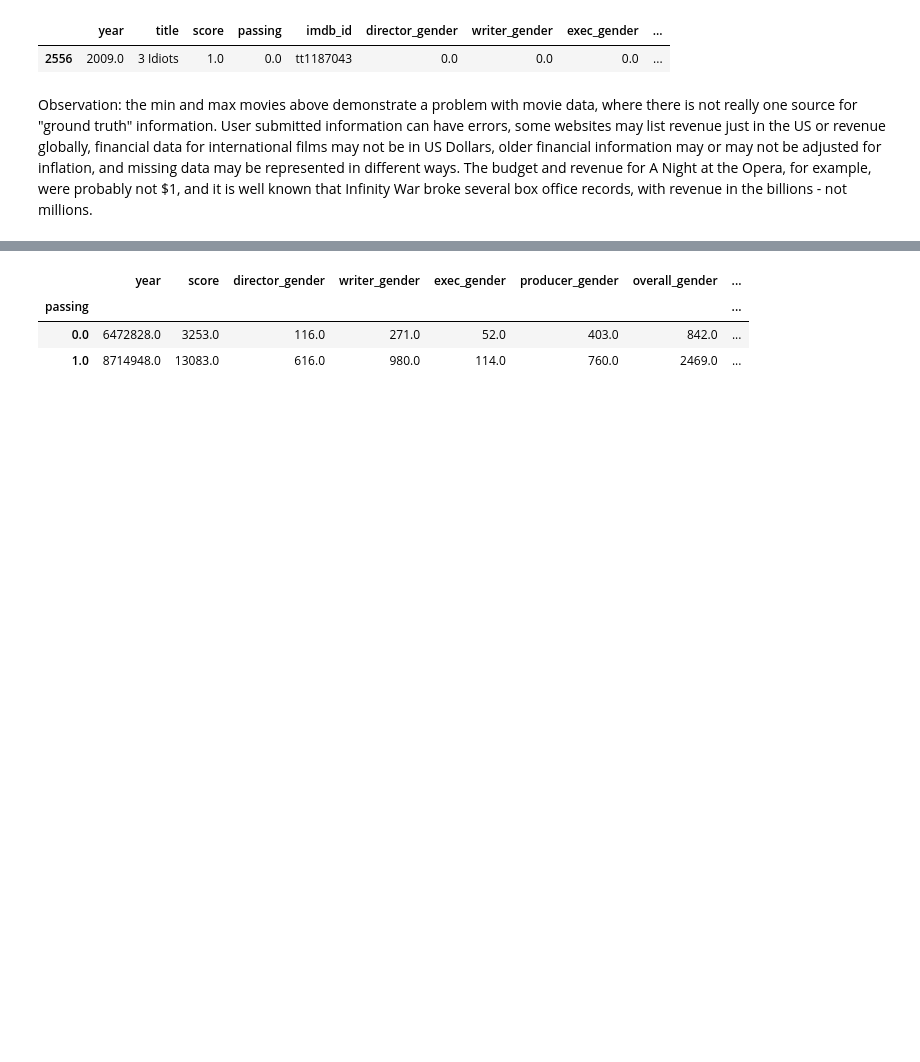
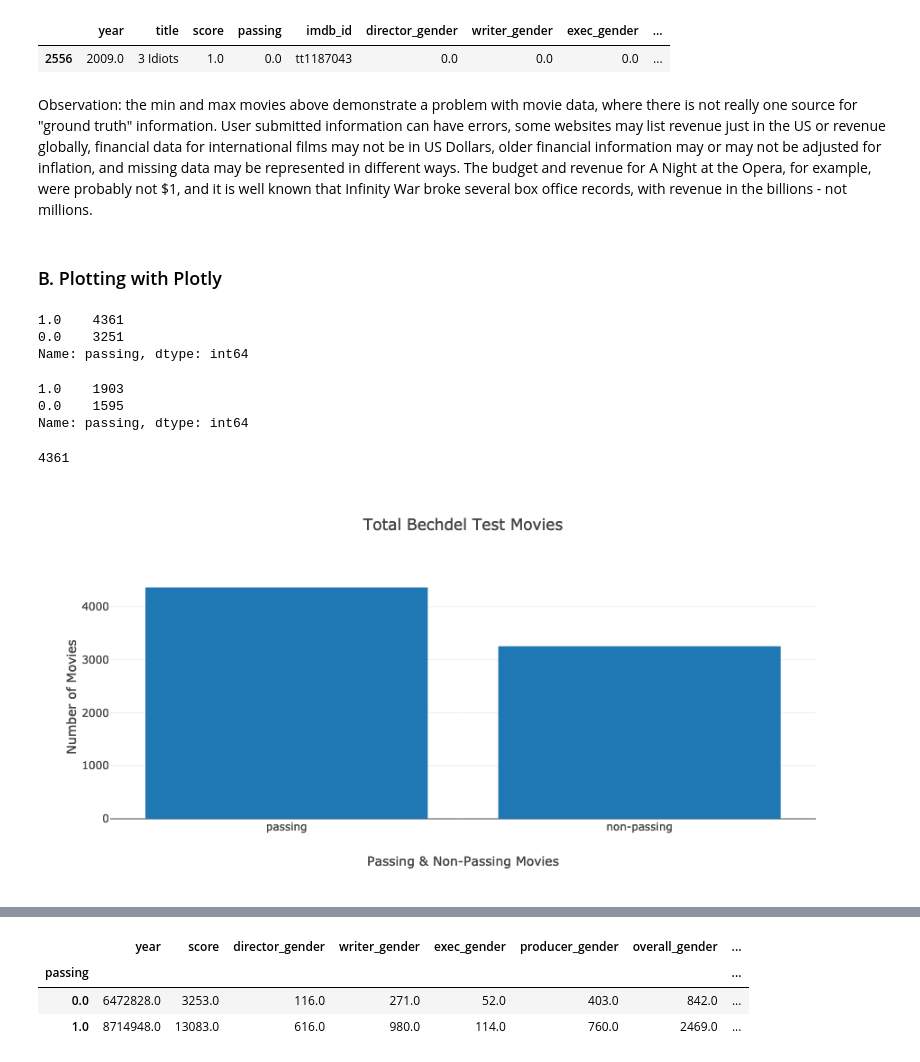
Before and after one commit to MagicMilly/women-in-film-analysis-dashboard, a Jupyter notebook: plotly_visualizations.ipynb, the cells around one changed output, grey strips where cells are left out. Cells and saved outputs as stored; diff of their text form; code cells hidden in the pictures; blank space fills up the shorter version.

Commit message:
omg I finally made a plot in plotly of a STRAIGHT LINE

```diff
--- a/plotly_visualizations.ipynb
+++ b/plotly_visualizations.ipynb
@@ -101,3 +111,34 @@ budget_and_revenue_df.loc[budget_and_revenue_df.revenue_millions == budget_and_r
 | 2556 | 2009.0 | 3 Idiots | 1.0 | 0.0 | tt1187043 | 0.0 | 0.0 | 0.0 | ... |
 # %% [markdown]
 Observation: the min and max movies above demonstrate a problem with movie data, where there is not really one source for "ground truth" information. User submitted information can have errors, some websites may list revenue just in the US or revenue globally, financial data for international films may not be in US Dollars, older financial information may or may not be adjusted for inflation, and missing data may be represented in different ways. The budget and revenue for A Night at the Opera, for example, were probably not $1, and it is well known that Infinity War broke several box office records, with revenue in the billions - not millions.
+# %% [markdown]
+### B. Plotting with Plotly
+# %%
+bechdel_df.passing.value_counts()
+# %% [output]
+1.0    4361
+0.0    3251
+Name: passing, dtype: int64
+# %%
+budget_and_revenue_df.passing.value_counts()
+# %% [output]
+1.0    1903
+0.0    1595
+Name: passing, dtype: int64
+# %%
+bechdel_df.passing.value_counts()[1]
+# %% [output]
+4361
+# %%
+trace = go.Bar(
+            x=["passing", "non-passing"],
+            y=[bechdel_df.passing.value_counts()[1], bechdel_df.passing.value_counts()[0]]
+)
+data = [trace]
+layout = go.Layout(title="Total Bechdel Test Movies", xaxis=dict(title="Passing & Non-Passing Movies"),
+                   yaxis=dict(title="Number of Movies"))
+
+fig = go.Figure(data=data, layout=layout)
+iplot(fig)
+# %% [output]
+[figure, added]
```
Also changed, not shown: parts of 3 cells of this notebook.
